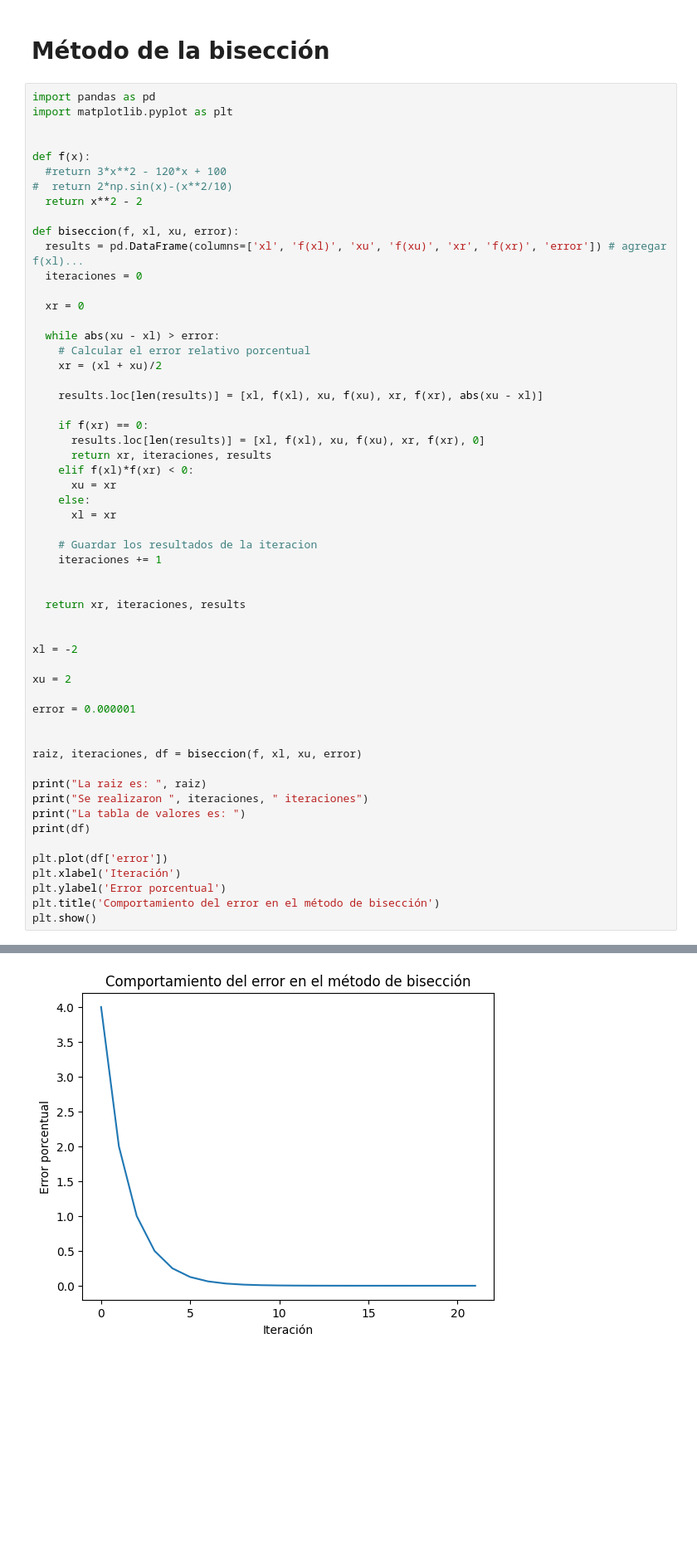
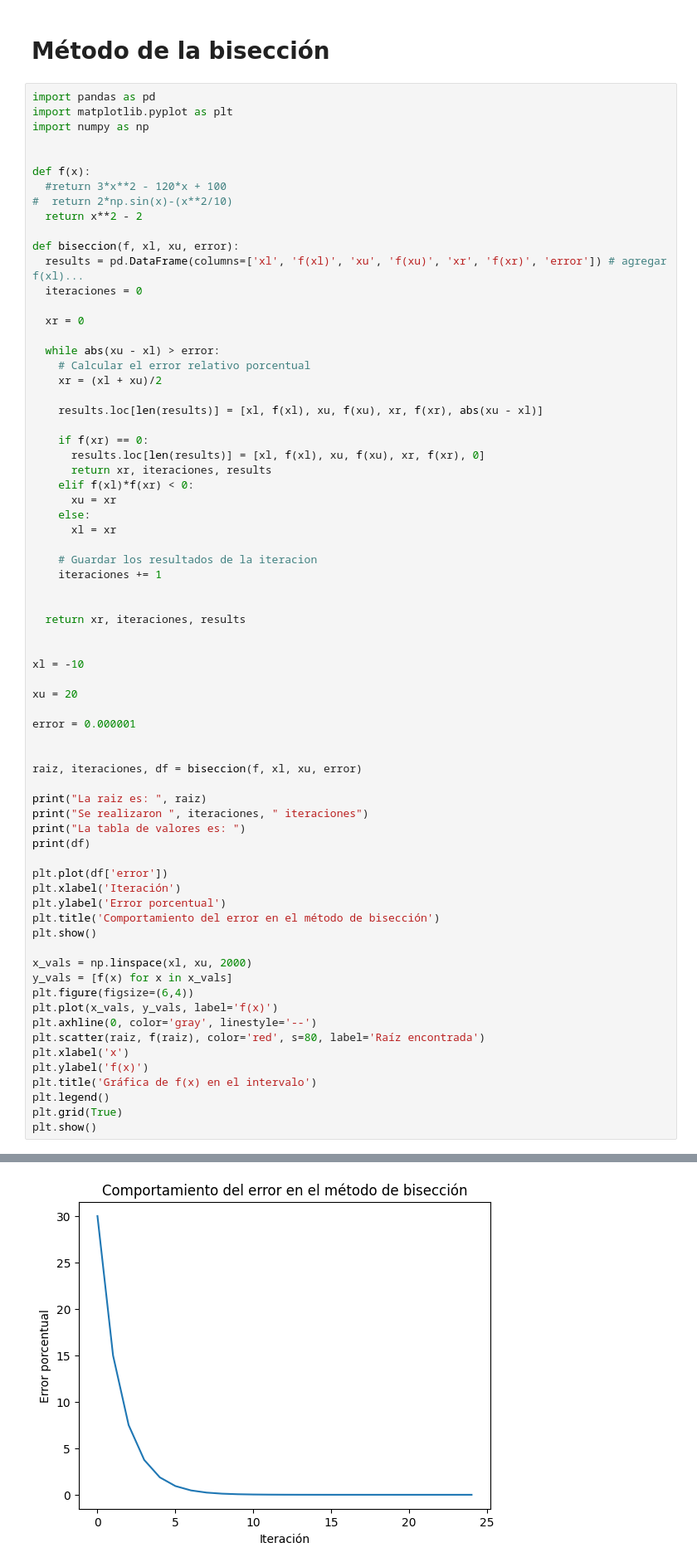
Before and after one commit to danielBrand12/optimization-20252, a Jupyter notebook: optimizacion.ipynb, the cells around one changed output, grey strips where cells are left out. Shown at 83% size. Cells and saved outputs as stored; diff of their text form; blank space fills up the shorter version.

```diff
--- a/optimizacion.ipynb
+++ b/optimizacion.ipynb
@@ -3,6 +3,7 @@
 # %%
 import pandas as pd
 import matplotlib.pyplot as plt
+import numpy as np
 
 
 def f(x):
@@ -37,9 +38,9 @@ def biseccion(f, xl, xu, error):
   return xr, iteraciones, results
 
 
-xl = -2
+xl = -10
 
-xu = 2
+xu = 20
 
 error = 0.000001
 
@@ -56,4 +57,17 @@ plt.xlabel('Iteración')
 plt.ylabel('Error porcentual')
 plt.title('Comportamiento del error en el método de bisección')
 plt.show()
+
+x_vals = np.linspace(xl, xu, 2000)
+y_vals = [f(x) for x in x_vals]
+plt.figure(figsize=(6,4))
+plt.plot(x_vals, y_vals, label='f(x)')
+plt.axhline(0, color='gray', linestyle='--')
+plt.scatter(raiz, f(raiz), color='red', s=80, label='Raíz encontrada')
+plt.xlabel('x')
+plt.ylabel('f(x)')
+plt.title('Gráfica de f(x) en el intervalo')
+plt.legend()
+plt.grid(True)
+plt.show()
 # %% [output]
@@ -77 +91 @@ La tabla de valores es:
-[figure, old version]
+[figure, new version]
```
Also changed, not shown: parts of 6 cells of this notebook.
